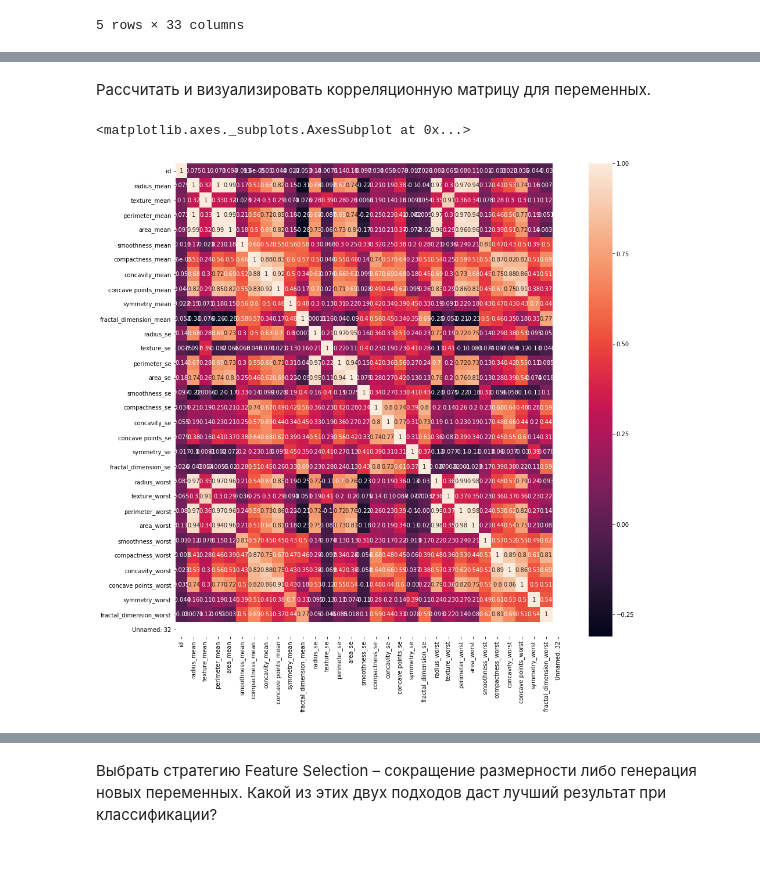
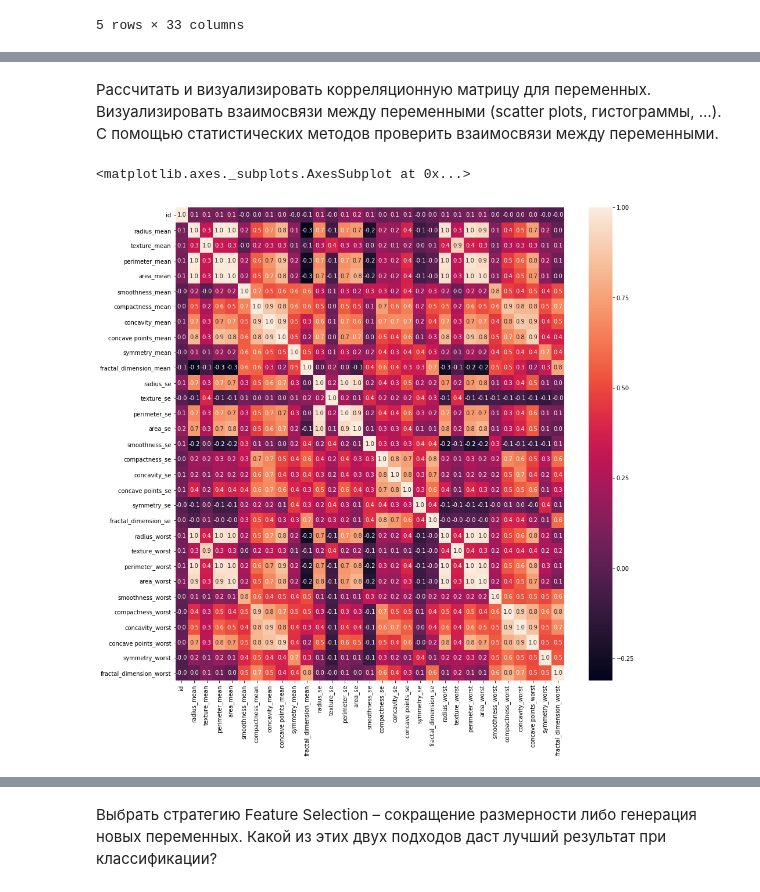
Before and after one commit to dsemen/netology, a Jupyter notebook: breasts_cancer.ipynb, the cells around one changed output, grey strips where cells are left out. Drawn from its saved outputs; the diff is of its cells as text; code cells hidden in the pictures; blank space fills up the shorter version.

```diff
--- a/breasts_cancer.ipynb
+++ b/breasts_cancer.ipynb
@@ -53,6 +70,9 @@ df.head()
 | 3 | 84348301 | M | 11.42 | 20.38 | 77.58 | 386.1 | 0.14250 | ... |
 | 4 | 84358402 | M | 20.29 | 14.34 | 135.10 | 1297.0 | 0.10030 | ... |
 5 rows × 33 columns
+# %%
+# заменим  "М" на 1, a "В" на 0
+df.diagnosis.replace(['M', 'B'], [1, 0], inplace=True)
 # %%
 #Столбец Unnamed: 32, где все значения пустые удаляю
 del df['Unnamed: 32']
@@ -82,10 +101,12 @@ random.T
 # %% [markdown]
 Рассчитать и визуализировать корреляционную матрицу для переменных.
+Визуализировать взаимосвязи между переменными (scatter plots, гистограммы, …).
+С помощью статистических методов проверить взаимосвязи между переменными.
 # %%
 import matplotlib.pyplot as plt
 correlation=df.corr()
 fig, ax = plt.subplots(figsize=(15,15))
-sns.heatmap(correlation,annot=True,ax=ax)
+sns.heatmap(correlation,annot=True,fmt= '.1f',ax=ax)
 # %% [output]
 <matplotlib.axes._subplots.AxesSubplot at 0x...>
-[figure, old version]
+[figure, new version]
```
Also changed, not shown: parts of 16 cells of this notebook.
